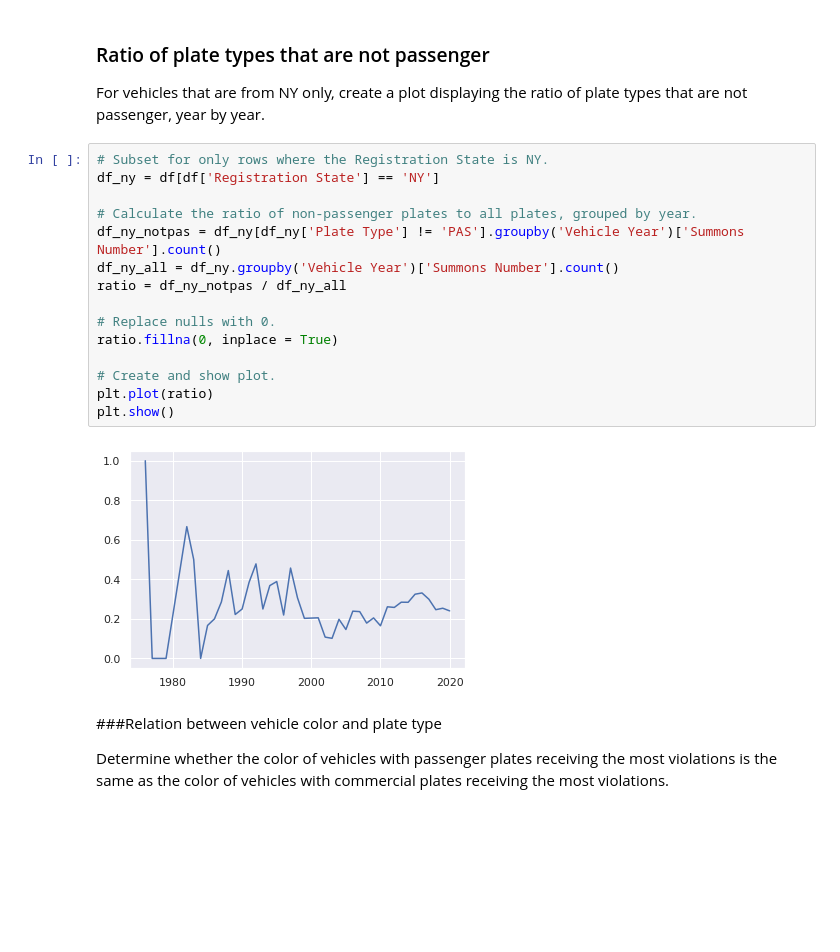
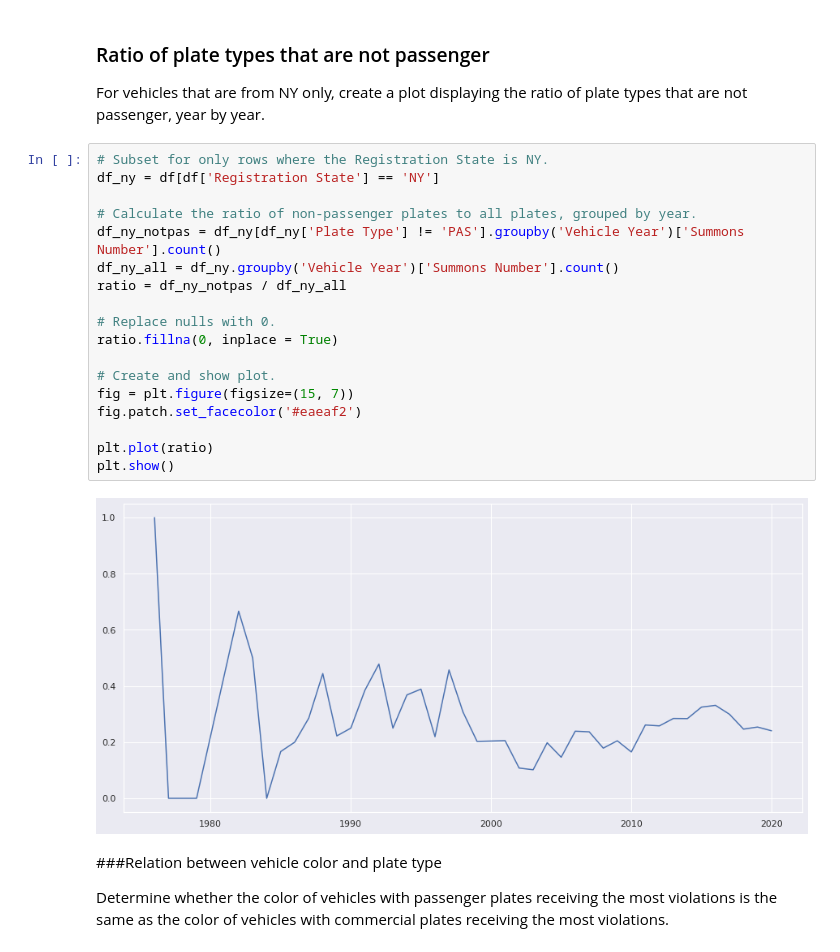
Before and after one commit to pedrohortencio/data-analysis-projects, a Jupyter notebook: NYC Parking Violations/NYC_Parking_Violations.ipynb, the cells around one changed output. Saved outputs shown, nothing was run; the diff lists cells and outputs as text; blank space fills up the shorter version.

Commit message:
fix: add several fixes and improvements to visualizations

```diff
--- a/NYC Parking Violations/NYC_Parking_Violations.ipynb
+++ b/NYC Parking Violations/NYC_Parking_Violations.ipynb
@@ -385,20 +388,23 @@ year by year.
 # %%
 # Subset for only rows where the Registration State is NY.
 df_ny = df[df['Registration State'] == 'NY']
 
 # Calculate the ratio of non-passenger plates to all plates, grouped by year.
 df_ny_notpas = df_ny[df_ny['Plate Type'] != 'PAS'].groupby('Vehicle Year')['Summons Number'].count()
 df_ny_all = df_ny.groupby('Vehicle Year')['Summons Number'].count()
 ratio = df_ny_notpas / df_ny_all
 
 # Replace nulls with 0.
 ratio.fillna(0, inplace = True)
 
 # Create and show plot.
+fig = plt.figure(figsize=(15, 7))
+fig.patch.set_facecolor('#eaeaf2')
+
 plt.plot(ratio)
 plt.show()
 # %% [output]
-[figure, old version]
+[figure, new version]
 # %% [markdown]
 ###Relation between vehicle color and plate type
 
```
Also changed, not shown: parts of 16 cells of this notebook.
